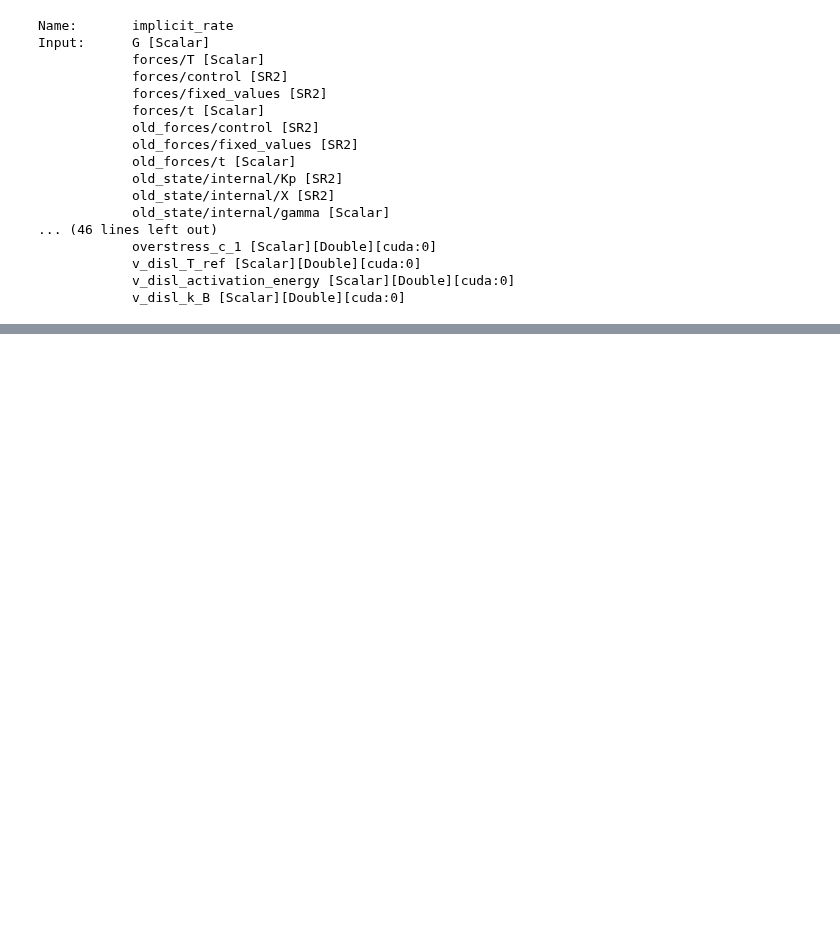
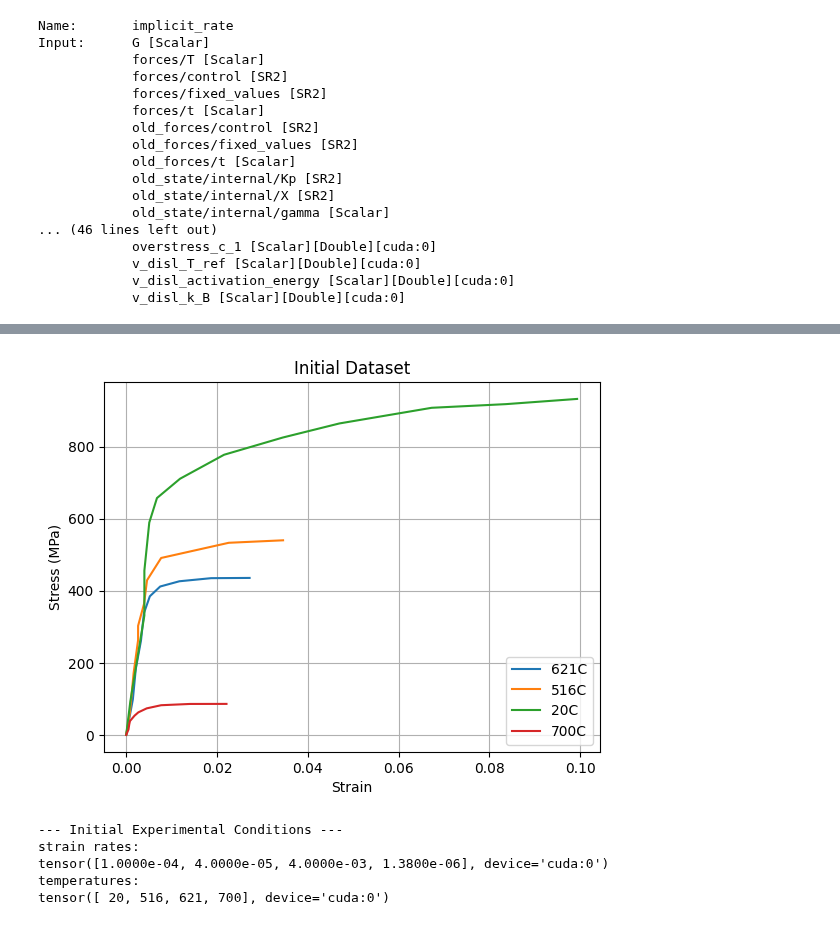
Before and after one commit to ColinMG2/neml2, a Jupyter notebook: cmg_projects/new_deterministic.ipynb, the cells around one changed output, grey strips where cells are left out. Saved outputs shown, nothing was run; the diff lists cells and outputs as text; code cells hidden in the pictures; blank space fills up the shorter version.

```diff
--- a/cmg_projects/new_deterministic.ipynb
+++ b/cmg_projects/new_deterministic.ipynb
@@ -247,0 +251,64 @@ C122: 550C, strain rate = 6.40e-02, n_points = <built-in method values of Tensor
+# %%
+# Load experimental data
+path = '/home/colinmoose/neml2/cmg_projects/tensile_data/var_temp_and_erate'
+data_frames = {}
+for filename in os.listdir(path):
+    if filename.endswith(".csv"):
+        file_path = os.path.join(path, filename)
+        df = pd.read_csv(file_path)
+        if 'RT' in filename:
+            temp_label = '20'
+        elif '516' in filename:
+            temp_label = '516'
+        elif '621' in filename:
+            temp_label = '621'
+        elif '700' in filename:
+            temp_label = '700'
+        else:
+            temp_label = 'unknown'
+
+        new_df = df.rename(columns={'x':f'{temp_label}_strain', 'y':f'{temp_label}_stress'})
+        data_frames[temp_label] = new_df
+
+strain_data = {}
+stress_data = {}
+
+for temp_label, df in data_frames.items():
+    strain_col = f'{temp_label}_strain'
+    stress_col = f'{temp_label}_stress'
+    strain = torch.tensor(df[strain_col].values, device=device)
+    stress = torch.tensor(df[stress_col].values, device=device)
+    max_stress_idx = torch.argmax(stress).item()
+    strain = strain[:max_stress_idx + 1]
+    stress = stress[:max_stress_idx + 1]
+    strain = strain[:] - strain[0]
+    stress = stress[:] - stress[0]
+    strain_data[temp_label] = strain
+    stress_data[temp_label] = stress
+
+# Plot initial dataset
+plt.figure()
+for temp_label in strain_data:
+    plt.plot(strain_data[temp_label].cpu().numpy(), stress_data[temp_label].cpu().numpy(), label=f"{temp_label}C")
+plt.xlabel('Strain')
+plt.ylabel('Stress (MPa)')
+plt.title('Initial Dataset')
+plt.grid()
+plt.legend()
+plt.show()
+# %% [output]
+[figure, added]
+# %%
+nrate = 4
+ntemperature = 4
+nbatch = 4
+ntime = 100
+rates = torch.tensor([1.0e-4, 4.0e-5, 4.0e-3, 1.38e-6], device=device)
+temperatures = torch.tensor([20, 516, 621, 700], device=device)
+print(f"--- Initial Experimental Conditions ---\nstrain rates:\n{rates}\ntemperatures:\n{temperatures}")
+# %% [output]
+--- Initial Experimental Conditions ---
+strain rates:
+tensor([1.0000e-04, 4.0000e-05, 4.0000e-03, 1.3800e-06], device='cuda:0')
+temperatures:
+tensor([ 20, 516, 621, 700], device='cuda:0')
```
Also changed, not shown: parts of 8 cells of this notebook, 6 other files.
